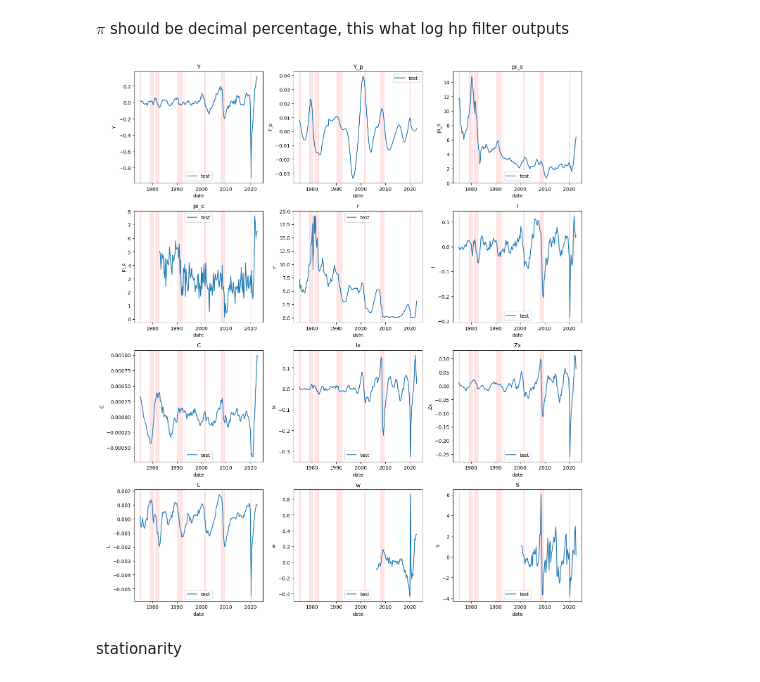
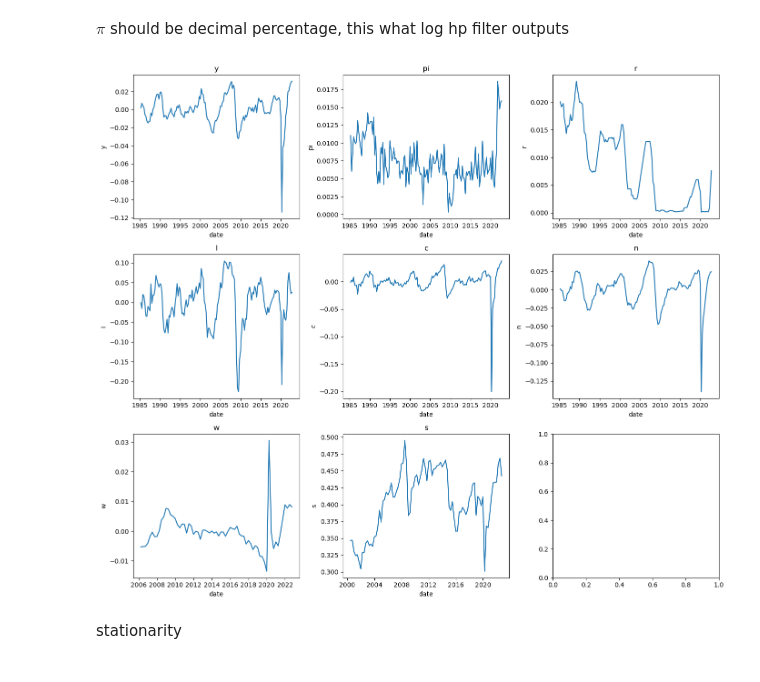
Before and after one commit to lukasgrahl/memoire1, a Jupyter notebook: notebooks/01-load_data.ipynb, the cells around one changed output. Saved outputs shown, nothing was run; the diff lists cells and outputs as text; code cells hidden in the pictures.

```diff
--- a/notebooks/01-load_data.ipynb
+++ b/notebooks/01-load_data.ipynb
@@ -69,7 +72,7 @@ df_priors = df[~mask].copy()
 df = df[mask].copy()
 # %%
 # average quarterly growth rate and std
-df_priors['gamma'] = df_priors.Y_p.diff()
+df_priors['gamma'] = df_priors.y_p.diff()
 γ = df_priors.gamma.mean()
 γ_sig = df_priors.gamma.std()
 
@@ -93,3 +96,10 @@ df_priors['beta'] = (1 + 1 / (1 + df_priors['r_int'] / 400))
 
 γ = 1 + γ
 γ_sig = γ_sig
+# %%
+# output standard deviation
+cyc, trend = hpfilter(df_priors['y'])
+df_priors['y_cyc'] = cyc
+plt.plot(df_priors.y_cyc)
+
+print('Pre-1985 output cyclicality', np.round(df_priors.y_cyc.std(), 4))
@@ -131,6 +123,6 @@ plot_dfs(df_priors[['gamma', 'pi_s', 'beta']], sns.histplot, bins=5);
 #### log transform
 We are log transforming because the final model will be log-linearized, as such it is describing log deviations in steady state. For the data to match these, logs need to be taken. This excludes all variables that are in percentages already, namely $\bf \pi$ and $r$.
 # %%
-log_cols = ["Y", "S", 'Y_p', "I", "C", "Ix", "Zx", "L", "w"]
+log_cols = ["y", "s", "y_p", "I", "c", "c_s", "Ix", "Zx", "n", "w"]
 for col in log_cols:
     df[col] = apply_func(arr=df[col], func=np.log)
@@ -158,7 +151,7 @@ The HP filter seperates long-term trend (steady-state) GDP from cycle fluctuatio
 df_2 = df.copy()
 # %%
 # hp detrend
-detrend_cols = ["Y", 'Y_p', "I", "C", "L", "Ix", "Zx", "w"]
+detrend_cols = ["y", 'y_p', "I", "c", "c_s", "n", "Ix", "Zx", "w"]
 for col in detrend_cols:
     ind = df_2[col].dropna().index
 
@@ -166,16 +159,17 @@ for col in detrend_cols:
     df_2.loc[ind, col] = cycle
     df_2.loc[ind, f'{col}_trend'] = trend
 
-df_2['S'] = df_2['S'] / 10
+df_2['s'] = df_2['s'] / 10
 # %% [markdown]
 $\pi$ should be decimal percentage, this what log hp filter outputs
 # %%
 # plot cycle
-fig1 = plot_dfs([df_2[[item for item in df_2.columns if 'trend' not in item]]], sns.lineplot, fill_arr=recession_dict, legend=['test'])
+cols = ['y', 'pi', 'r', 'I', 'c', 'n', 'w', 's',]
+fig1 = plot_dfs([df_2[[item for item in cols if 'trend' not in item]]], sns.lineplot, cols=3, )
 # save output
-fig1.savefig(os.path.join(LATEX_OUT, f'data_variables_transforemd.png'))
+fig1.savefig(os.path.join(LATEX_OUT, f'data_variables_transformed.png'))
 # %% [output]
-[figure, old version]
+[figure, new version]
 # %% [markdown]
 stationarity
 # %%
```
Also changed, not shown: parts of 15 cells of this notebook, 13 other files.
